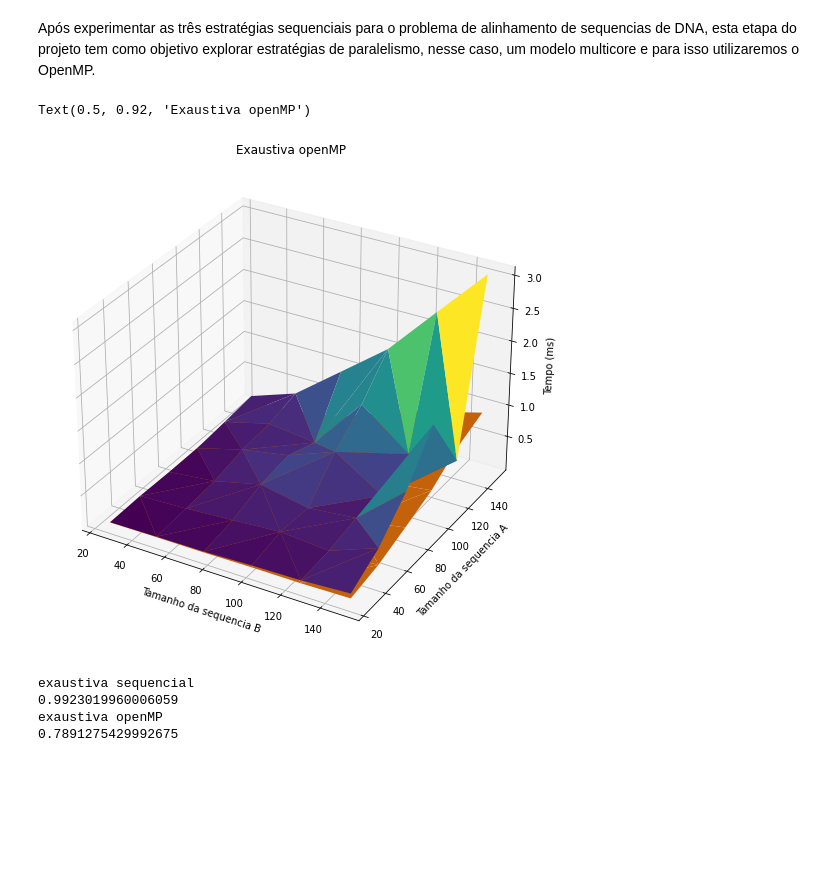
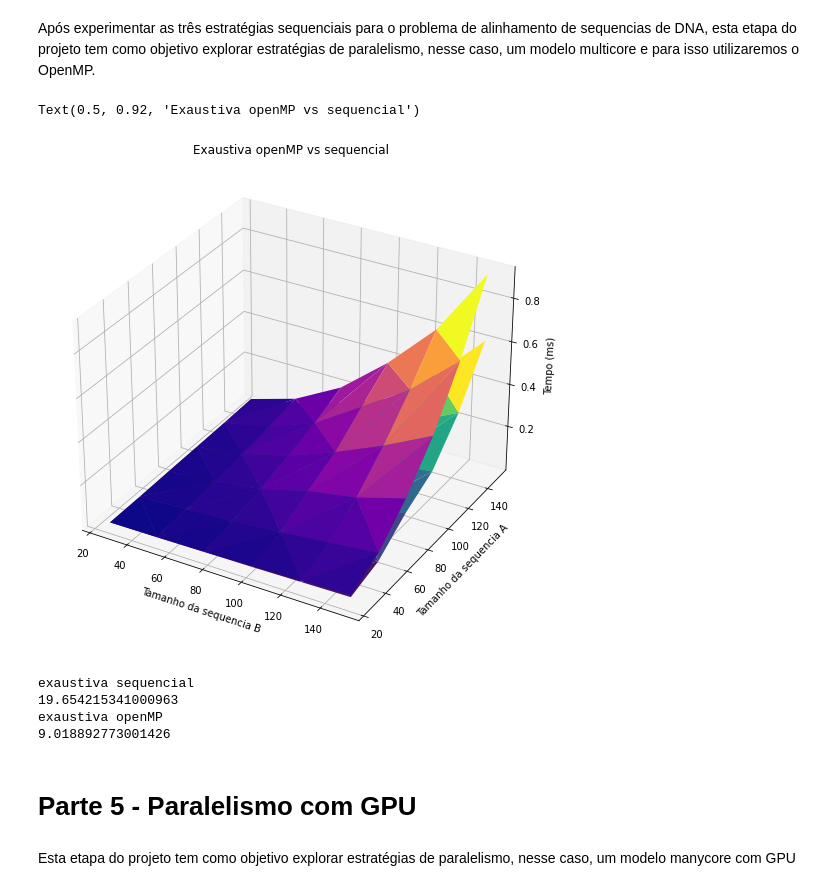
Before and after one commit to roguetaver/SuperComp-Relatorio, a Jupyter notebook: relatorio-final.ipynb, the cells around one changed output. Saved outputs shown, nothing was run; the diff lists cells and outputs as text; code cells hidden in the pictures; blank space fills up the shorter version.

Commit message:
open mp ok

```diff
--- a/relatorio-final.ipynb
+++ b/relatorio-final.ipynb
@@ -189,29 +165,33 @@ Como podemos observar acima, o principal ponto de lentidão do código é exatam
 # %% [markdown]
 Após experimentar as três estratégias sequenciais para o problema de alinhamento de sequencias de DNA, esta etapa do projeto tem como objetivo explorar estratégias de paralelismo, nesse caso, um modelo multicore e para isso utilizaremos o OpenMP.
 # %%
-tempos_exaustiva_openMP = []
+tempos_exaust_openMP = []
 for f in in_files:
-  tempos_exaustiva_openMP.append(roda_com_entrada('./busca-exaustiva-openMP','in-files/{}'.format(f)))
+  tempos_exaust_openMP.append(roda_com_entrada('./busca-exaustiva-openMP','in-files/{}'.format(f)))
 # %%
 fig4 = plt.figure(figsize=(30,55))
 exaust_openMP_graph = fig4.add_subplot(133, projection='3d')
-exaust_openMP_graph.plot_trisurf(tamanhos_B, tamanhos_A, tempos_exaustiva_openMP,cmap='viridis')
-exaust_openMP_graph.plot_trisurf(tamanhos_B, tamanhos_A, tempos_exaustiva)
+exaust_openMP_graph.plot_trisurf(tamanhos_B, tamanhos_A, tempos_exaust_openMP,cmap='viridis')
+exaust_openMP_graph.plot_trisurf(tamanhos_B, tamanhos_A, tempos_exaustiva, cmap='plasma')
 exaust_openMP_graph.set_xlabel('Tamanho da sequencia B')
 exaust_openMP_graph.set_ylabel('Tamanho da sequencia A')
 exaust_openMP_graph.set_zlabel('Tempo (ms)')
-exaust_openMP_graph.set_title('Exaustiva openMP')
+exaust_openMP_graph.set_title('Exaustiva openMP vs sequencial')
 # %% [output]
-Text(0.5, 0.92, 'Exaustiva openMP')
+Text(0.5, 0.92, 'Exaustiva openMP vs sequencial')
-[figure, old version]
+[figure, new version]
 # %%
 print("exaustiva sequencial")
-print(roda_com_entrada('./busca-exaustiva','dna.seq'.format(f)))
+print(roda_com_entrada('./busca-exaustiva','dna300.seq'))
 
 print("exaustiva openMP")
-print(roda_com_entrada('./busca-exaustiva-openMP','dna.seq'.format(f)))
+print(roda_com_entrada('./busca-exaustiva-openMP','dna300.seq'))
 # %% [output]
 exaustiva sequencial
-0.9923019960006059
+19.654215341000963
 exaustiva openMP
-0.7891275429992675
+9.018892773001426
+# %% [markdown]
+# Parte 5 - Paralelismo com GPU
+# %% [markdown]
+Esta etapa do projeto tem como objetivo explorar estratégias de paralelismo, nesse caso, um modelo manycore com GPU
```
Also changed, not shown: parts of 9 cells of this notebook, 4 other files.
